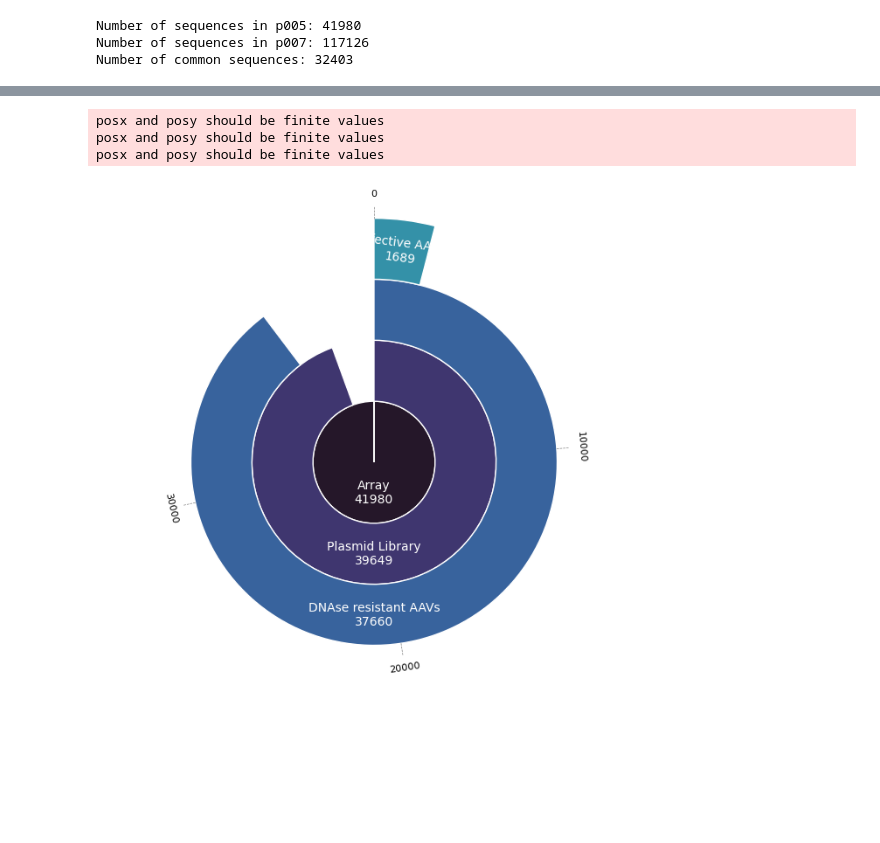
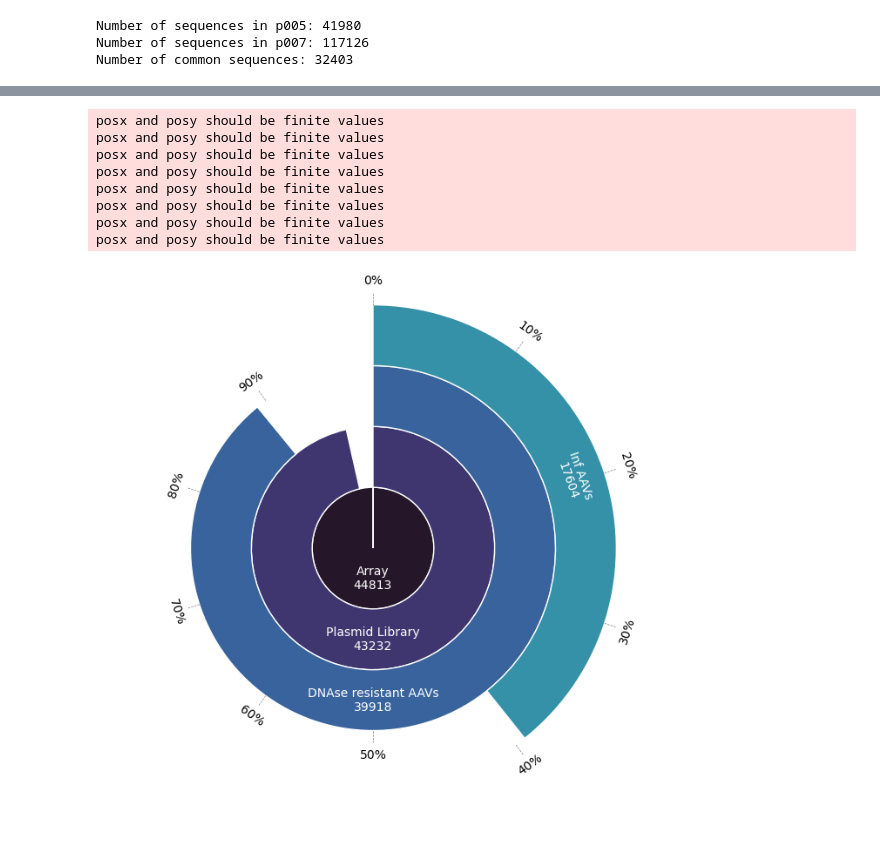
Before and after one commit to JaSt17/raaven_Pipeline, a Jupyter notebook: Plotting_Scripts/visualisation.ipynb, the cells around one changed output, grey strips where cells are left out. Saved outputs shown, nothing was run; the diff lists cells and outputs as text; code cells hidden in the pictures; blank space fills up the shorter version.

Commit message:
Current version of plotting scripts

```diff
--- a/Plotting_Scripts/visualisation.ipynb
+++ b/Plotting_Scripts/visualisation.ipynb
@@ -51,3 +108,5 @@ import pandas as pd
 df_p005 = pd.read_csv("/lunarc/nobackup/projects/lu2024-17-19/J_rAAven/BRAVE/raav-60/p005/final_fragments_summary.csv")
 df_p006 = pd.read_csv("/lunarc/nobackup/projects/lu2024-17-19/J_rAAven/BRAVE/raav-60/p006/final_fragments_summary.csv")
 df_p007 = pd.read_csv("/lunarc/nobackup/projects/lu2024-17-19/J_rAAven/BRAVE/raav-60/p007/final_fragments_summary.csv")
+brave_14aa = pd.read_csv("/lunarc/nobackup/projects/lu2024-17-19/J_rAAven/BRAVE/Brave/final_fragments_summary.csv")
+brave_22aa = pd.read_csv("/lunarc/nobackup/projects/lu2024-17-19/J_rAAven/BRAVE/Brave_22aa/final_fragments_summary.csv")
@@ -226,19 +424,26 @@ group_df.to_csv("plots/librarys/p005_fragments_per_group.csv", index=False)
 # %%
 # Here we are using the plotting function that we have created to plot the number of fragments per group for each library to show the distribution of fragments in each group
 
 from plotting_functions import plot_quantities
 
-plot = plot_quantities(df_p005_filtered,
-                {'Plasmid_Library':'Plasmid Library', 'DNAse_resistant_AAVs':'DNAse resistant AAVs', 'Infective_AAVs': 'Infective AAVs'},
-                {"Array": 41980}, step_size=10000)
-# Arrays p005:41980 p007:117126
+name = "Brave_14aa"
+plot = plot_quantities(brave_14aa,
+                {'Plasmid_Library':'Plasmid Library', 'DNAse_resistant_AAVs':'DNAse resistant AAVs', 'Infective_AAVs': 'Inf AAVs'},
+                {"Array": 44813})
+# Arrays p005:41980 p007:117126 brave_14:44813 brave_22aa: 16100
 
-#plot.savefig("plots/librarys/p005_quantities.png", dpi=300, bbox_inches='tight', transparent=True)
+plot.savefig(f"plots/librarys/{name}_quantities.png", dpi=300, bbox_inches='tight', transparent=True)
+plot.savefig(f"plots/librarys/{name}_quantities.svg", dpi=300, bbox_inches='tight', transparent=True)
 # %% [output]
 posx and posy should be finite values
 posx and posy should be finite values
 posx and posy should be finite values
+posx and posy should be finite values
+posx and posy should be finite values
+posx and posy should be finite values
+posx and posy should be finite values
+posx and posy should be finite values
-[figure, old version]
+[figure, new version]
 # %%
 # Here we are using the plotting function that we have created to plot with the read count ratio for the top fragments in a specific group
 
```
Also changed, not shown: parts of 21 cells of this notebook, 19 other files.
